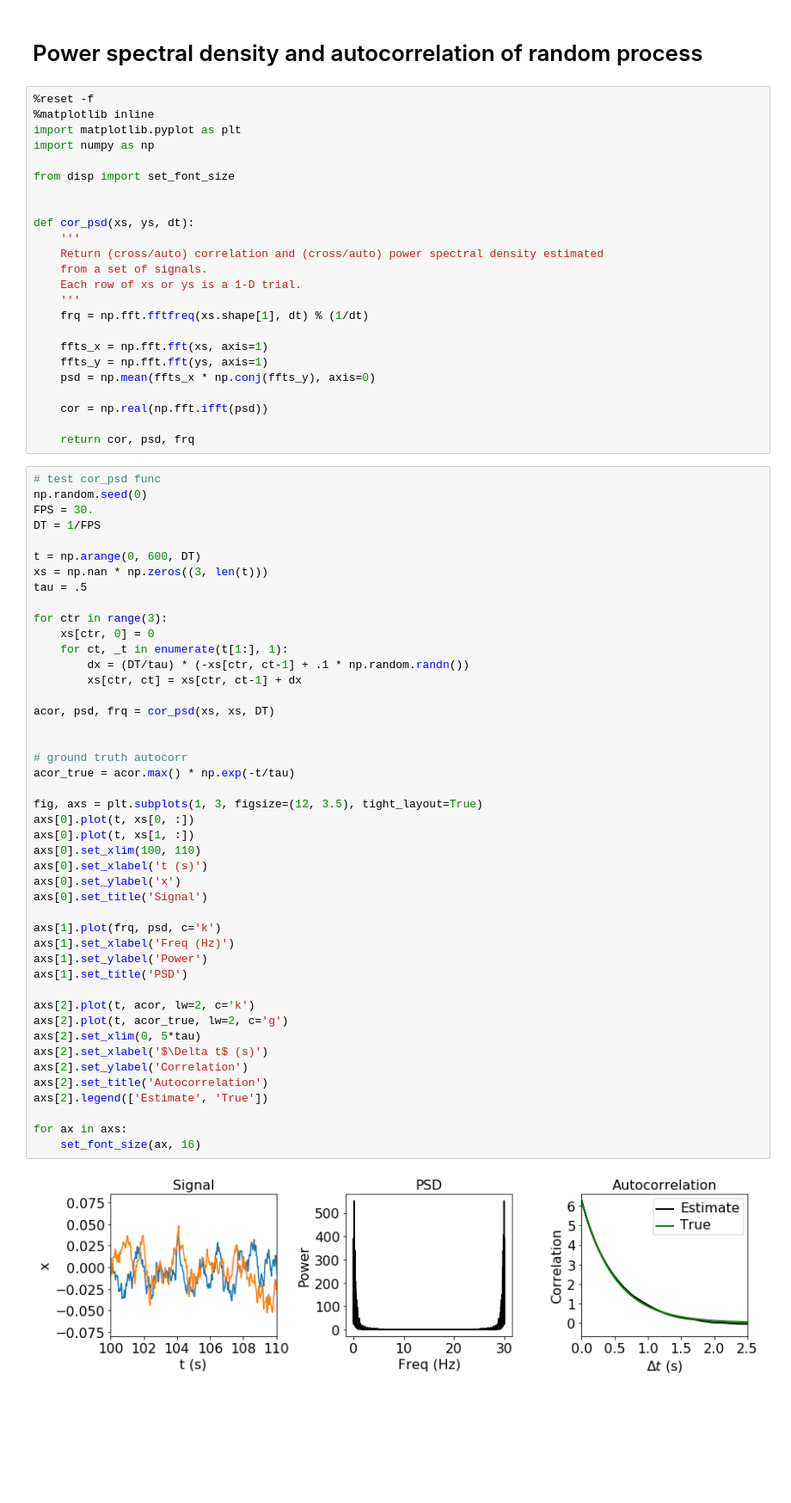
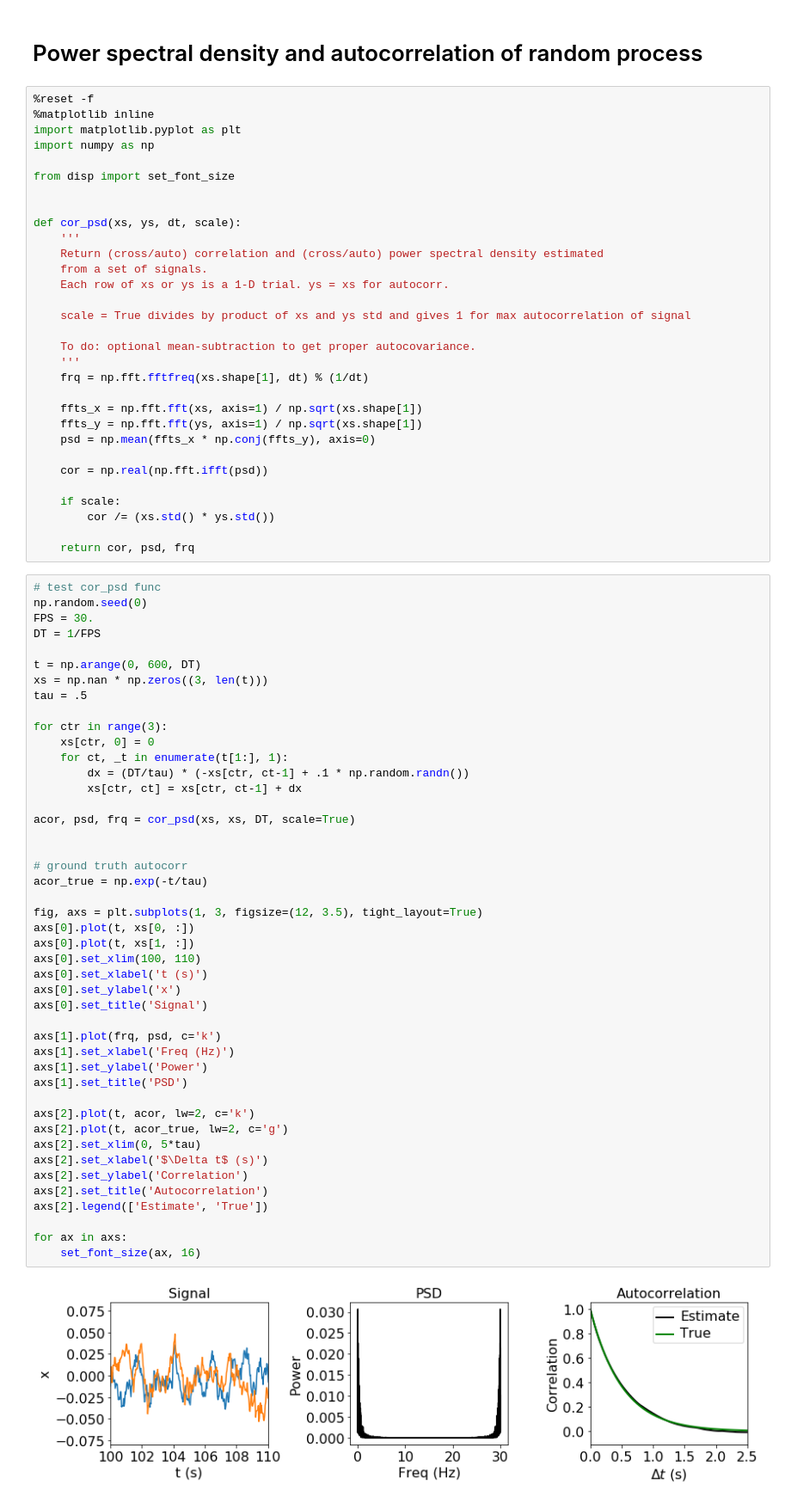
Before and after one commit to rkp8000/etudes, a Jupyter notebook: signal_power_spectrum.ipynb, the cells around one changed output. Shown: that part at 86% size. Saved outputs shown, nothing was run; the diff lists cells and outputs as text; blank space fills up the shorter version.

```diff
--- a/signal_power_spectrum.ipynb
+++ b/signal_power_spectrum.ipynb
@@ -82,20 +82,27 @@ import numpy as np
 from disp import set_font_size
 
 
-def cor_psd(xs, ys, dt):
+def cor_psd(xs, ys, dt, scale):
     '''
     Return (cross/auto) correlation and (cross/auto) power spectral density estimated
     from a set of signals.
-    Each row of xs or ys is a 1-D trial.
+    Each row of xs or ys is a 1-D trial. ys = xs for autocorr.
+
+    scale = True divides by product of xs and ys std and gives 1 for max autocorrelation of signal
+
+    To do: optional mean-subtraction to get proper autocovariance.
     '''
     frq = np.fft.fftfreq(xs.shape[1], dt) % (1/dt)
 
-    ffts_x = np.fft.fft(xs, axis=1)
-    ffts_y = np.fft.fft(ys, axis=1)
+    ffts_x = np.fft.fft(xs, axis=1) / np.sqrt(xs.shape[1])
+    ffts_y = np.fft.fft(ys, axis=1) / np.sqrt(xs.shape[1])
     psd = np.mean(ffts_x * np.conj(ffts_y), axis=0)
 
     cor = np.real(np.fft.ifft(psd))
 
+    if scale:
+        cor /= (xs.std() * ys.std())
+
     return cor, psd, frq
 # %%
 # test cor_psd func
@@ -113,34 +120,34 @@ for ctr in range(3):
         dx = (DT/tau) * (-xs[ctr, ct-1] + .1 * np.random.randn())
         xs[ctr, ct] = xs[ctr, ct-1] + dx
 
-acor, psd, frq = cor_psd(xs, xs, DT)
+acor, psd, frq = cor_psd(xs, xs, DT, scale=True)
 
 
 # ground truth autocorr
-acor_true = acor.max() * np.exp(-t/tau)
+acor_true = np.exp(-t/tau)
 
 fig, axs = plt.subplots(1, 3, figsize=(12, 3.5), tight_layout=True)
 axs[0].plot(t, xs[0, :])
 axs[0].plot(t, xs[1, :])
 axs[0].set_xlim(100, 110)
 axs[0].set_xlabel('t (s)')
 axs[0].set_ylabel('x')
 axs[0].set_title('Signal')
 
 axs[1].plot(frq, psd, c='k')
 axs[1].set_xlabel('Freq (Hz)')
 axs[1].set_ylabel('Power')
 axs[1].set_title('PSD')
 
 axs[2].plot(t, acor, lw=2, c='k')
 axs[2].plot(t, acor_true, lw=2, c='g')
 axs[2].set_xlim(0, 5*tau)
 axs[2].set_xlabel('$\Delta t$ (s)')
 axs[2].set_ylabel('Correlation')
 axs[2].set_title('Autocorrelation')
 axs[2].legend(['Estimate', 'True'])
 
 for ax in axs:
     set_font_size(ax, 16)
 # %% [output]
-[figure, old version]
+[figure, new version]
```
Also changed, not shown: parts of 2 cells of this notebook.
